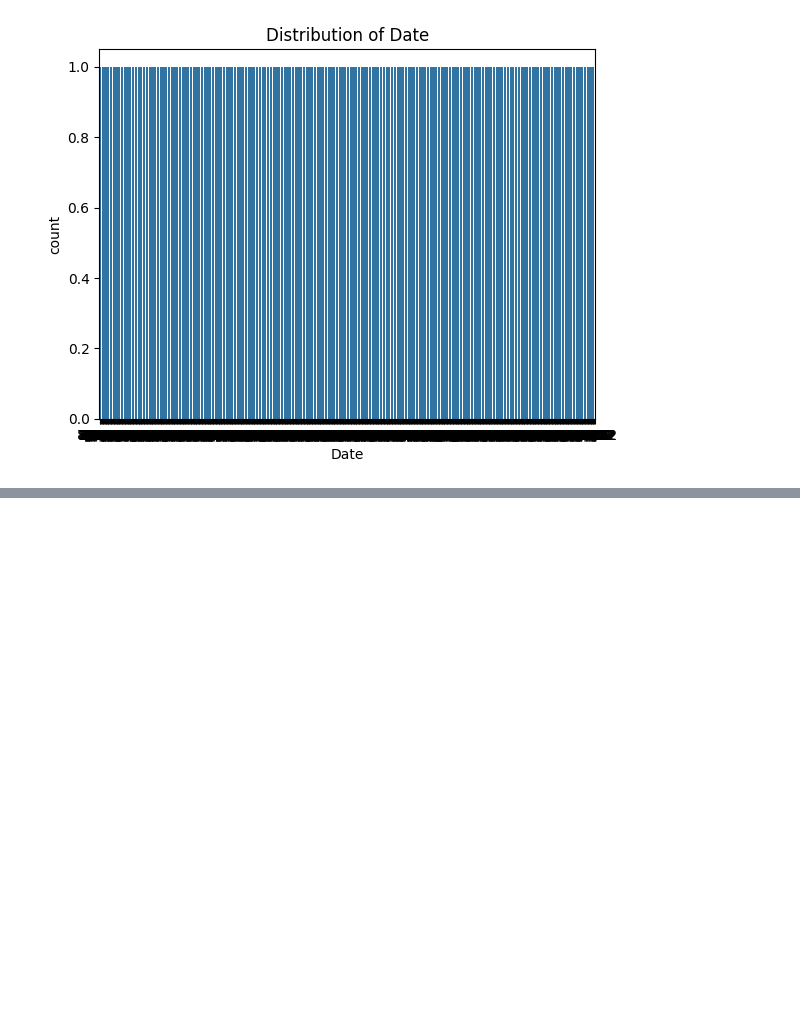
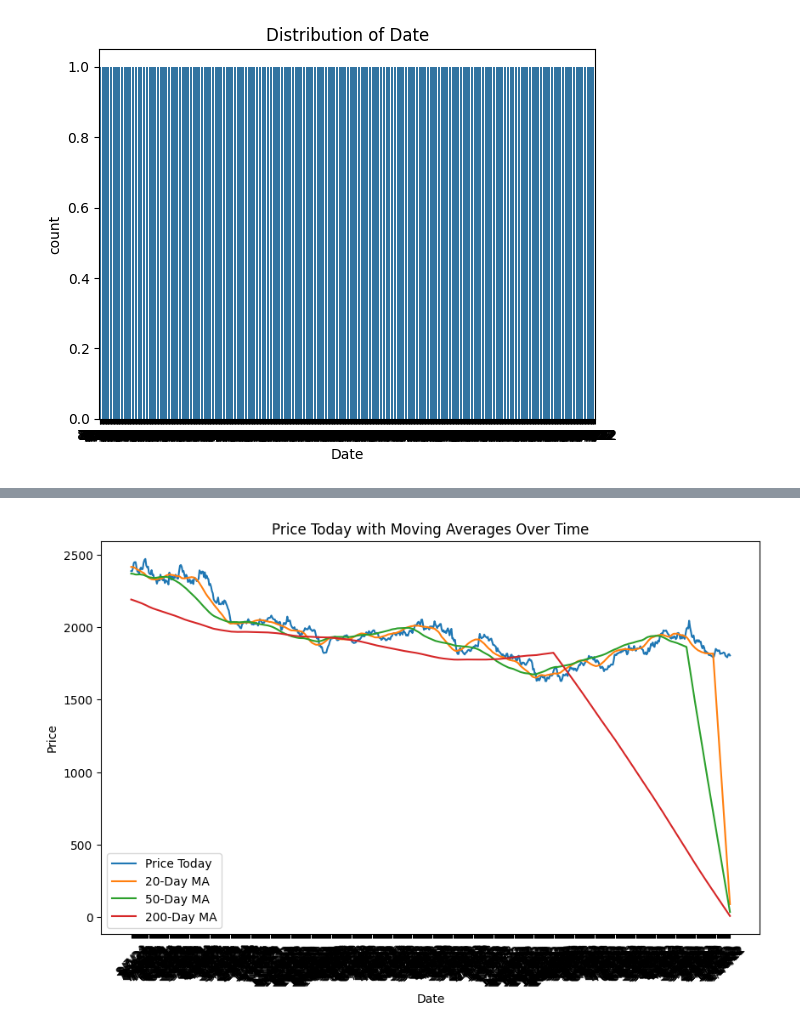
Before and after one commit to mzl02/datafun-06-eda, a Jupyter notebook: zachlawrence_eda.ipynb, the cells around one changed output, grey strips where cells are left out. Saved outputs shown, nothing was run; the diff lists cells and outputs as text; code cells hidden in the pictures; blank space fills up the shorter version.

```diff
--- a/zachlawrence_eda.ipynb
+++ b/zachlawrence_eda.ipynb
@@ -204,0 +238,15 @@ df.rename(columns={'SP Open': 'SP_Open'}, inplace=True)
+# %%
+### Time Series: Price Today with Moving Averages ###
+plt.figure(figsize=(10, 6))
+plt.plot(df['Date'], df['Price_Today'], label='Price Today')
+plt.plot(df['Date'], df['Twenty_Moving_Average'], label='20-Day MA')
+plt.plot(df['Date'], df['Fifty_Day_Moving_Average'], label='50-Day MA')
+plt.plot(df['Date'], df['200_Day_Moving_Average'], label='200-Day MA')
+plt.title('Price Today with Moving Averages Over Time')
+plt.xlabel('Date')
+plt.ylabel('Price')
+plt.legend()
+plt.xticks(rotation=45)
+plt.show()
+# %% [output]
+[figure, added]
```
Also changed, not shown: parts of 8 cells of this notebook.
